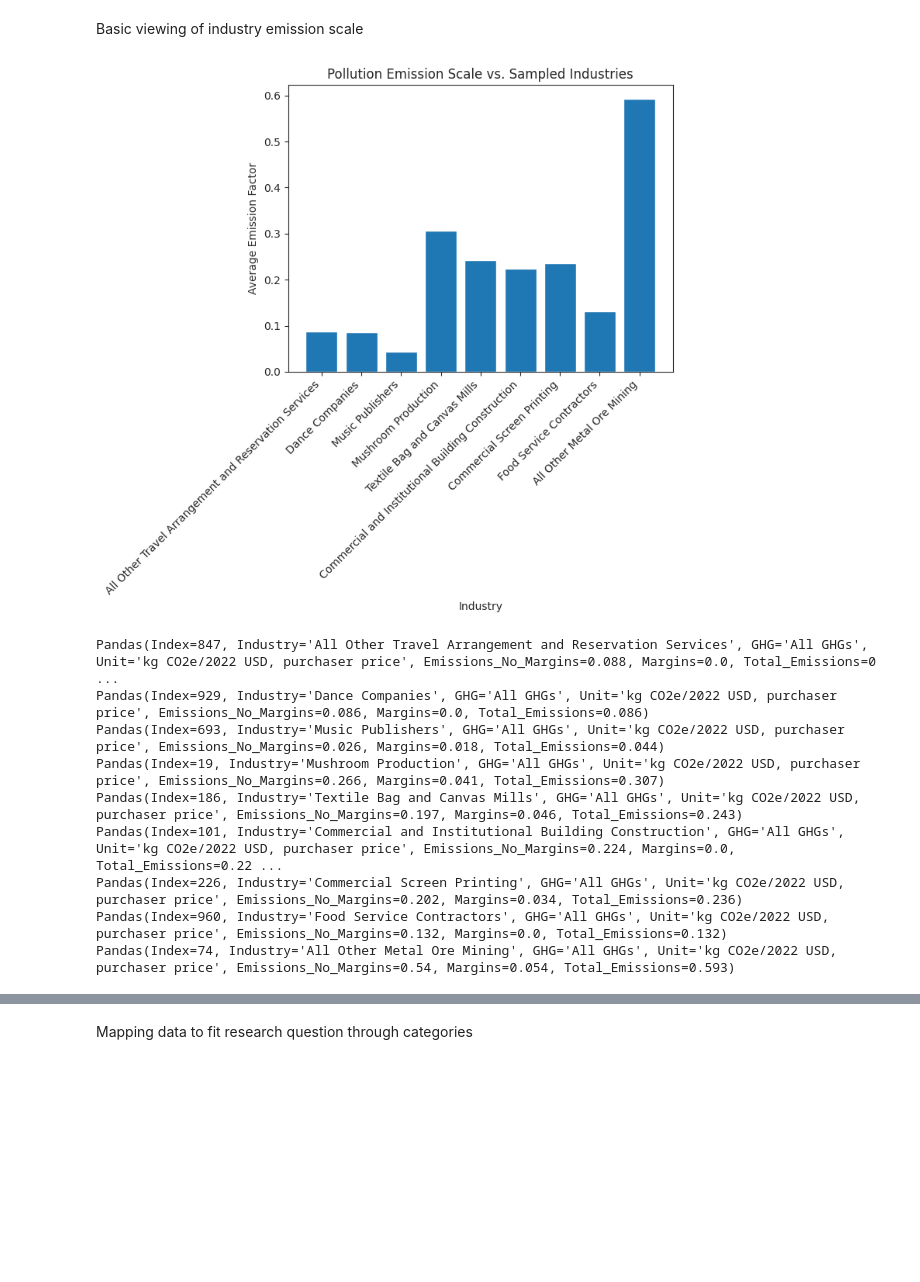
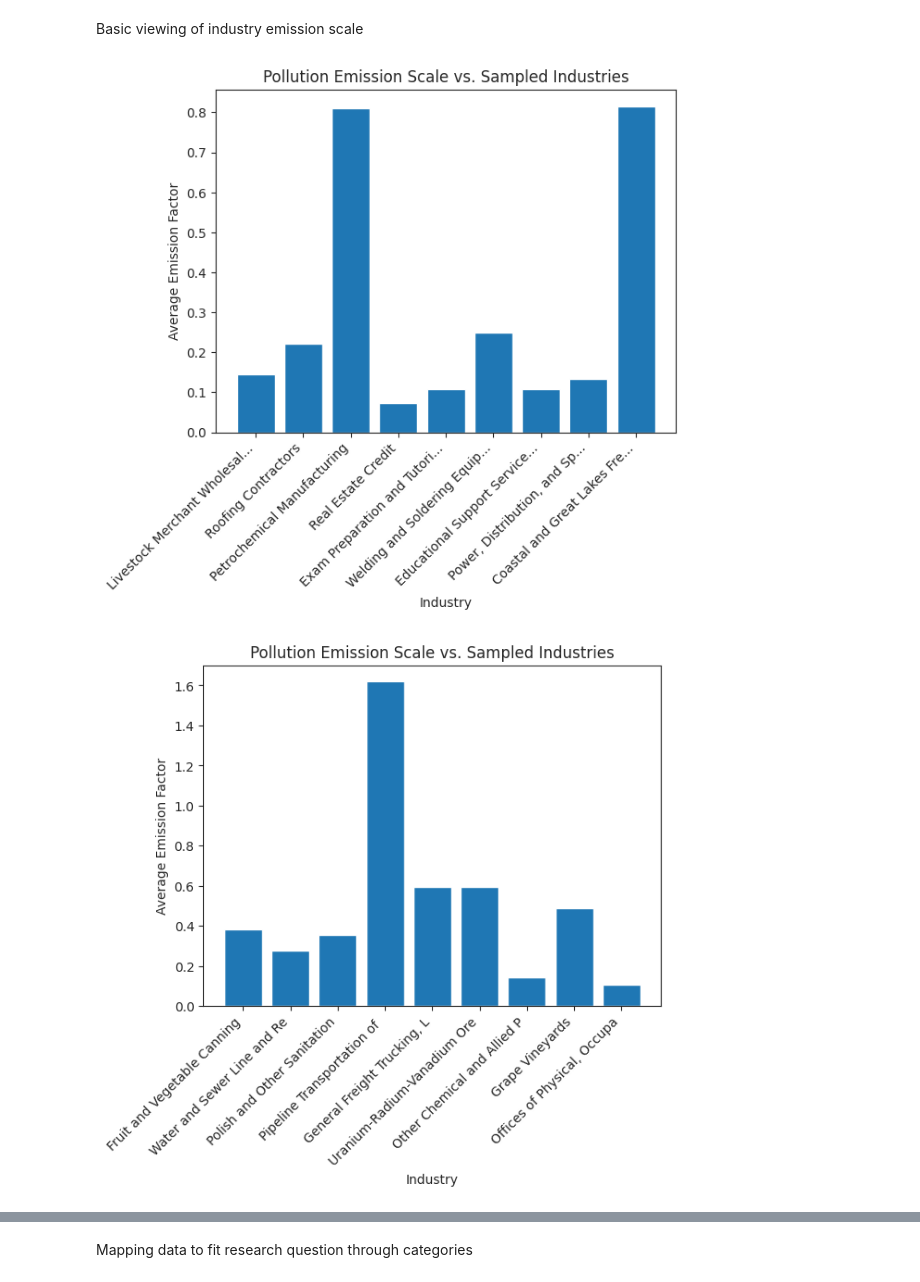
Before and after one commit to thesuper147/Carbon-Emissions_CS_DSRP, a Jupyter notebook: Carbon_Emissions_CS_DSRP.ipynb, the cells around one changed output, grey strips where cells are left out. Saved outputs shown, nothing was run; the diff lists cells and outputs as text; code cells hidden in the pictures; blank space fills up the shorter version.

```diff
--- a/Carbon_Emissions_CS_DSRP.ipynb
+++ b/Carbon_Emissions_CS_DSRP.ipynb
@@ -50,35 +34,47 @@ dtypes: float64(3), object(3)
 memory usage: 47.8+ KB
 # %% [markdown]
 Basic viewing of industry emission scale
+# %%
+import matplotlib.pyplot as plt
+
+sample_df = df.sample(9)
+x = sample_df['Industry']
+y = sample_df['Total_Emissions']
+
+
+x2 = [name[:27] + '...' if len(name) > 27 else name for name in x]
+
+
+plt.bar(x2,
+        y,
+        label="Pollution Emission Scale vs. Industry")
+plt.xlabel("Industry")
+plt.ylabel('Average Emission Factor')
+plt.title("Pollution Emission Scale vs. Sampled Industries")
+plt.xticks(rotation=45, ha="right")
+plt.show()
+# %% [output]
+[figure, added]
 # %%
+
 import matplotlib.pyplot as plt
 
 
 
 
 sample_df = df.sample(9)
 x = sample_df['Industry']
 y = sample_df['Total_Emissions']
 
 
 
-plt.bar(x,y,label="Pollution Emission Scale vs. Industry")
+plt.bar(x.str[:27],
+        y,
+        label="Pollution Emission Scale vs. Industry")
 plt.xlabel("Industry")
 plt.ylabel('Average Emission Factor')
 plt.title("Pollution Emission Scale vs. Sampled Industries")
 plt.xticks(rotation=45, ha="right")
 plt.show()
-
-for row in sample_df.itertuples():
-    print(row)
 # %% [output]
-[figure, old version]
+[figure, new version]
-Pandas(Index=847, Industry='All Other Travel Arrangement and Reservation Services', GHG='All GHGs', Unit='kg CO2e/2022 USD, purchaser price', Emissions_No_Margins=0.088, Margins=0.0, Total_Emissions=0 ...
-Pandas(Index=929, Industry='Dance Companies', GHG='All GHGs', Unit='kg CO2e/2022 USD, purchaser price', Emissions_No_Margins=0.086, Margins=0.0, Total_Emissions=0.086)
-Pandas(Index=693, Industry='Music Publishers', GHG='All GHGs', Unit='kg CO2e/2022 USD, purchaser price', Emissions_No_Margins=0.026, Margins=0.018, Total_Emissions=0.044)
-Pandas(Index=19, Industry='Mushroom Production', GHG='All GHGs', Unit='kg CO2e/2022 USD, purchaser price', Emissions_No_Margins=0.266, Margins=0.041, Total_Emissions=0.307)
-Pandas(Index=186, Industry='Textile Bag and Canvas Mills', GHG='All GHGs', Unit='kg CO2e/2022 USD, purchaser price', Emissions_No_Margins=0.197, Margins=0.046, Total_Emissions=0.243)
-Pandas(Index=101, Industry='Commercial and Institutional Building Construction', GHG='All GHGs', Unit='kg CO2e/2022 USD, purchaser price', Emissions_No_Margins=0.224, Margins=0.0, Total_Emissions=0.22 ...
-Pandas(Index=226, Industry='Commercial Screen Printing', GHG='All GHGs', Unit='kg CO2e/2022 USD, purchaser price', Emissions_No_Margins=0.202, Margins=0.034, Total_Emissions=0.236)
-Pandas(Index=960, Industry='Food Service Contractors', GHG='All GHGs', Unit='kg CO2e/2022 USD, purchaser price', Emissions_No_Margins=0.132, Margins=0.0, Total_Emissions=0.132)
-Pandas(Index=74, Industry='All Other Metal Ore Mining', GHG='All GHGs', Unit='kg CO2e/2022 USD, purchaser price', Emissions_No_Margins=0.54, Margins=0.054, Total_Emissions=0.593)
```
Also changed, not shown: parts of 5 cells of this notebook.
